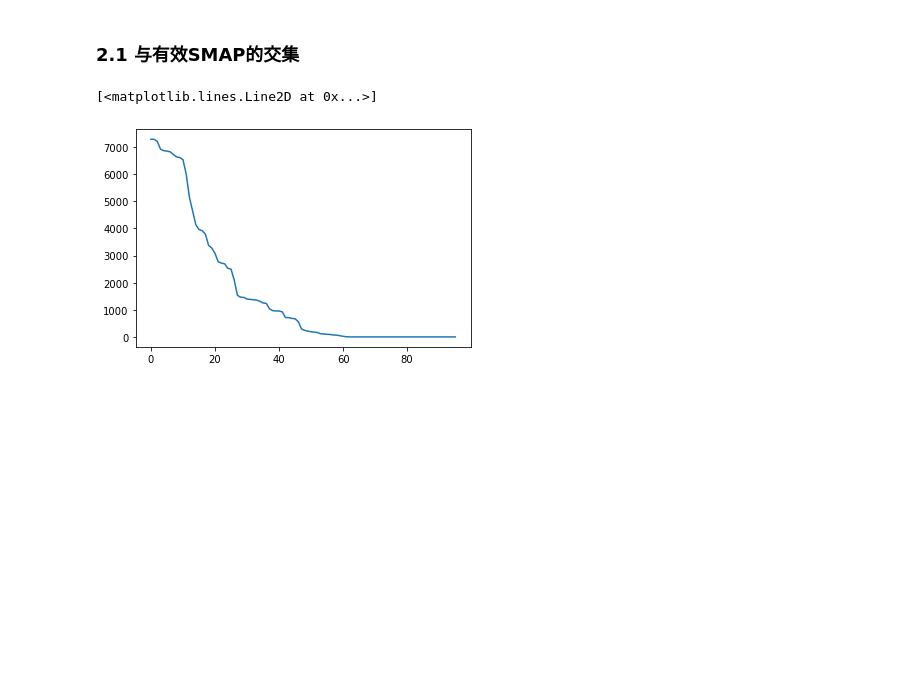
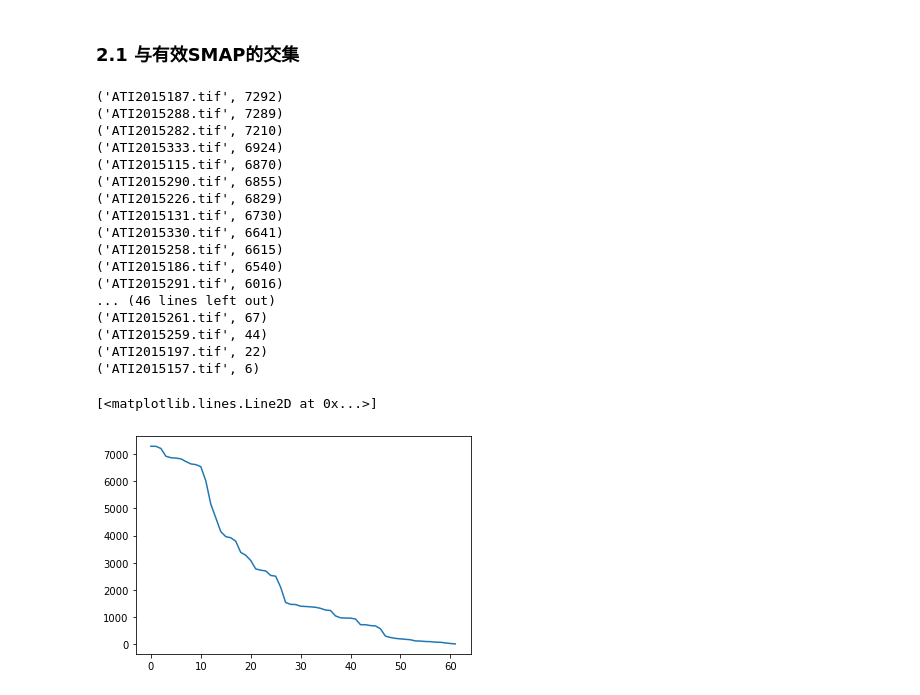
Before and after one commit to jianersswl/SM_Downscaling_Hybrid, a Jupyter notebook: data_preprocessing/ATI_test.ipynb, the cells around one changed output. Drawn from its saved outputs; the diff is of its cells as text; code cells hidden in the pictures; blank space fills up the shorter version.

```diff
--- a/data_preprocessing/ATI_test.ipynb
+++ b/data_preprocessing/ATI_test.ipynb
@@ -140,26 +140,44 @@ for file in smap_files:
 # %%
 # 初始化一个空的有效ATI列表
 valid_ati_list = []
 
 # 遍历排序后的文件名列表
 for x in filename_sorted_list:
 
     # 从文件名中提取日期信息
     date = re.findall(r'\d+', x[0])[0]
 
     # 如果日期在日期列表中，则将该文件添加到有效ATI列表中
-    if date in smap_date_list:
+    if date in smap_date_list and x[1]>0:
         valid_ati_list.append(x)
 
 x1 = []
 x2 = []
 for x in valid_ati_list:
     # 从文件名中提取日期信息
     date = re.findall(r'\d+', x[0])[0]
     x1.append(date.split('2015')[1])
     x2.append(x[1])
 
+[print(x) for x in valid_ati_list]
 plt.plot(x2)
 # %% [output]
-[<matplotlib.lines.Line2D at 0x...>]
+('ATI2015187.tif', 7292)
+('ATI2015288.tif', 7289)
+('ATI2015282.tif', 7210)
+('ATI2015333.tif', 6924)
+('ATI2015115.tif', 6870)
+('ATI2015290.tif', 6855)
+('ATI2015226.tif', 6829)
+('ATI2015131.tif', 6730)
+('ATI2015330.tif', 6641)
+('ATI2015258.tif', 6615)
+('ATI2015186.tif', 6540)
+('ATI2015291.tif', 6016)
+... (46 lines left out)
+('ATI2015261.tif', 67)
+('ATI2015259.tif', 44)
+('ATI2015197.tif', 22)
+('ATI2015157.tif', 6)
+[<matplotlib.lines.Line2D at 0x...>]
-[figure, old version]
+[figure, new version]
```
Also changed, not shown: parts of 1 cell of this notebook, 1 other file.
